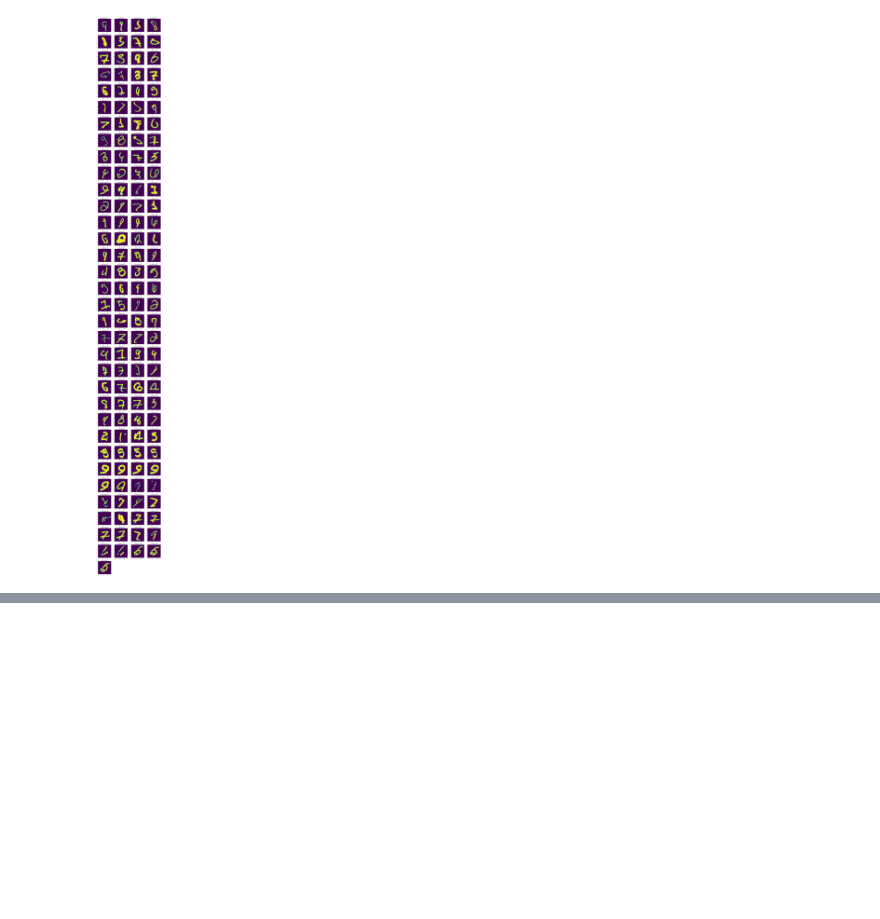
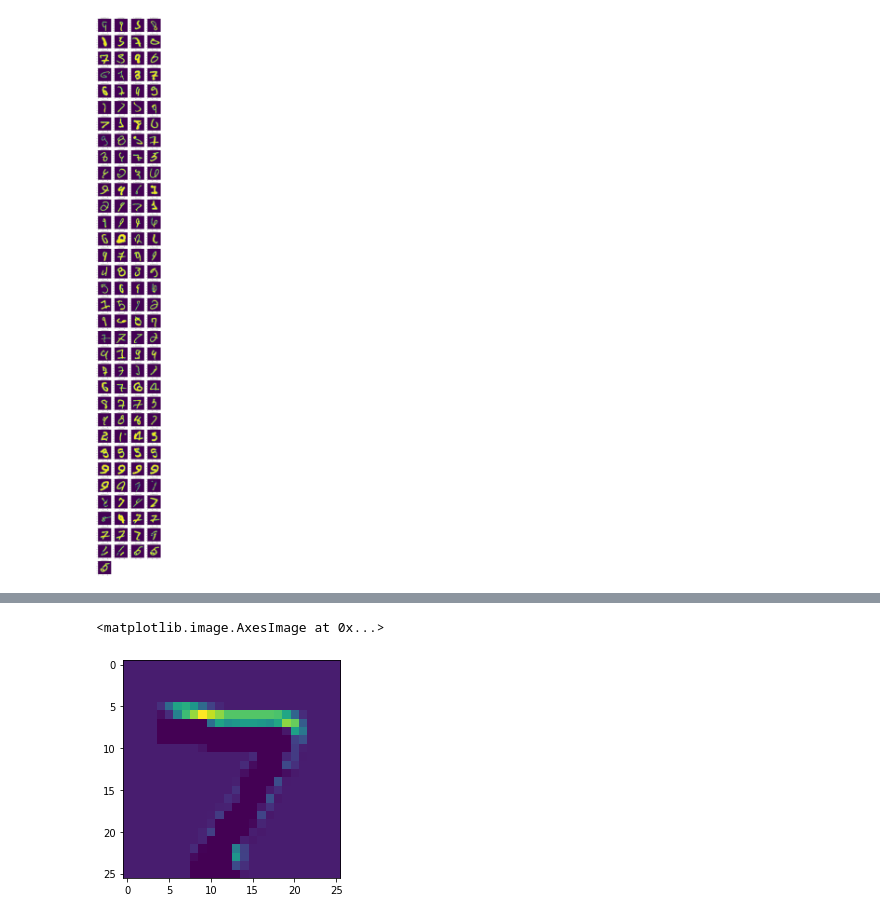
Before and after one commit to larryschirmer/art_style_transfer, a Jupyter notebook: analyze_trained_cnn.ipynb, the cells around one changed output, grey strips where cells are left out. Drawn from its saved outputs; the diff is of its cells as text; code cells hidden in the pictures; blank space fills up the shorter version.

```diff
--- a/analyze_trained_cnn.ipynb
+++ b/analyze_trained_cnn.ipynb
@@ -113,0 +117,5 @@ plt.show(fig)
+# %%
+layer_outputs = [layer.output for layer in model.layers[:3]]
+activation_model = models.Model(inputs=model.input, outputs=layer_outputs)
+# %%
+activations = activation_model.predict(tf.convert_to_tensor([x_test[0]]))
@@ -113,0 +155,7 @@ plt.show(fig)
+# %%
+convolution_layer_idx = 0
+convolution_filter_idx = 3
+plt.imshow(activations[convolution_layer_idx][0, :, :, convolution_filter_idx])
+# %% [output]
+<matplotlib.image.AxesImage at 0x...>
+[figure, added]
```
Also changed, not shown: parts of 9 cells of this notebook.
